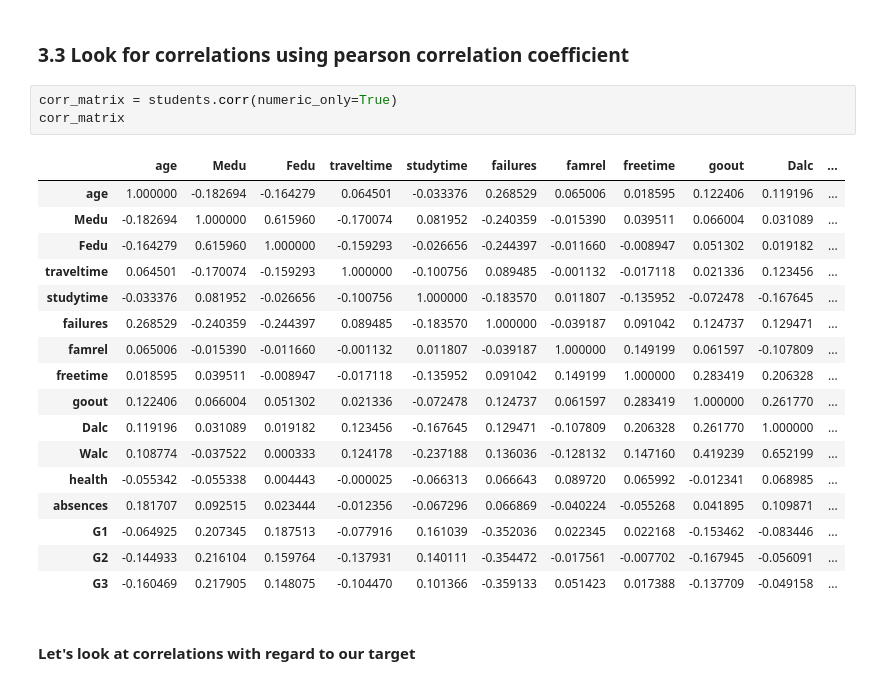
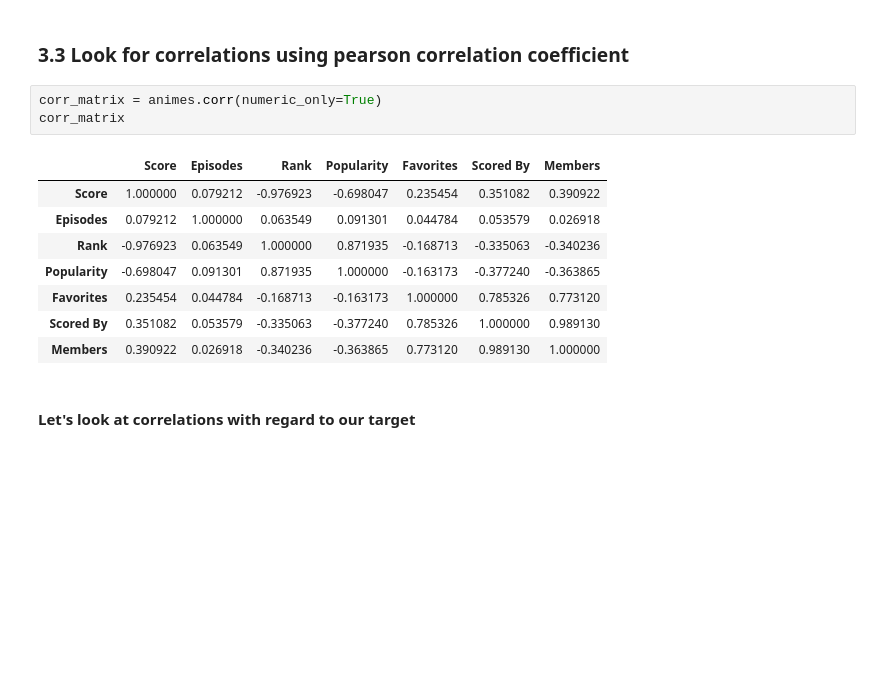
Before and after one commit to Threegoldsqwq/Machine_Learning_Anime_Recommendation, a Jupyter notebook: Animes_Analysis.ipynb, the cells around one changed output. Drawn from its saved outputs; the diff is of its cells as text; blank space fills up the shorter version.

```diff
--- a/Animes_Analysis.ipynb
+++ b/Animes_Analysis.ipynb
@@ -316,26 +319,17 @@ sns.pairplot(students)
 # %% [markdown]
 ### 3.3 Look for correlations using pearson correlation coefficient
 # %%
-corr_matrix = students.corr(numeric_only=True)
+corr_matrix = animes.corr(numeric_only=True)
 corr_matrix
 # %% [output]
-|  | age | Medu | Fedu | traveltime | studytime | failures | famrel | freetime | goout | Dalc | ... |
-| age | 1.000000 | -0.182694 | -0.164279 | 0.064501 | -0.033376 | 0.268529 | 0.065006 | 0.018595 | 0.122406 | 0.119196 | ... |
-| Medu | -0.182694 | 1.000000 | 0.615960 | -0.170074 | 0.081952 | -0.240359 | -0.015390 | 0.039511 | 0.066004 | 0.031089 | ... |
-| Fedu | -0.164279 | 0.615960 | 1.000000 | -0.159293 | -0.026656 | -0.244397 | -0.011660 | -0.008947 | 0.051302 | 0.019182 | ... |
-| traveltime | 0.064501 | -0.170074 | -0.159293 | 1.000000 | -0.100756 | 0.089485 | -0.001132 | -0.017118 | 0.021336 | 0.123456 | ... |
-| studytime | -0.033376 | 0.081952 | -0.026656 | -0.100756 | 1.000000 | -0.183570 | 0.011807 | -0.135952 | -0.072478 | -0.167645 | ... |
-| failures | 0.268529 | -0.240359 | -0.244397 | 0.089485 | -0.183570 | 1.000000 | -0.039187 | 0.091042 | 0.124737 | 0.129471 | ... |
-| famrel | 0.065006 | -0.015390 | -0.011660 | -0.001132 | 0.011807 | -0.039187 | 1.000000 | 0.149199 | 0.061597 | -0.107809 | ... |
-| freetime | 0.018595 | 0.039511 | -0.008947 | -0.017118 | -0.135952 | 0.091042 | 0.149199 | 1.000000 | 0.283419 | 0.206328 | ... |
-| goout | 0.122406 | 0.066004 | 0.051302 | 0.021336 | -0.072478 | 0.124737 | 0.061597 | 0.283419 | 1.000000 | 0.261770 | ... |
-| Dalc | 0.119196 | 0.031089 | 0.019182 | 0.123456 | -0.167645 | 0.129471 | -0.107809 | 0.206328 | 0.261770 | 1.000000 | ... |
-| Walc | 0.108774 | -0.037522 | 0.000333 | 0.124178 | -0.237188 | 0.136036 | -0.128132 | 0.147160 | 0.419239 | 0.652199 | ... |
-| health | -0.055342 | -0.055338 | 0.004443 | -0.000025 | -0.066313 | 0.066643 | 0.089720 | 0.065992 | -0.012341 | 0.068985 | ... |
-| absences | 0.181707 | 0.092515 | 0.023444 | -0.012356 | -0.067296 | 0.066869 | -0.040224 | -0.055268 | 0.041895 | 0.109871 | ... |
-| G1 | -0.064925 | 0.207345 | 0.187513 | -0.077916 | 0.161039 | -0.352036 | 0.022345 | 0.022168 | -0.153462 | -0.083446 | ... |
-| G2 | -0.144933 | 0.216104 | 0.159764 | -0.137931 | 0.140111 | -0.354472 | -0.017561 | -0.007702 | -0.167945 | -0.056091 | ... |
-| G3 | -0.160469 | 0.217905 | 0.148075 | -0.104470 | 0.101366 | -0.359133 | 0.051423 | 0.017388 | -0.137709 | -0.049158 | ... |
+|  | Score | Episodes | Rank | Popularity | Favorites | Scored By | Members |
+| Score | 1.000000 | 0.079212 | -0.976923 | -0.698047 | 0.235454 | 0.351082 | 0.390922 |
+| Episodes | 0.079212 | 1.000000 | 0.063549 | 0.091301 | 0.044784 | 0.053579 | 0.026918 |
+| Rank | -0.976923 | 0.063549 | 1.000000 | 0.871935 | -0.168713 | -0.335063 | -0.340236 |
+| Popularity | -0.698047 | 0.091301 | 0.871935 | 1.000000 | -0.163173 | -0.377240 | -0.363865 |
+| Favorites | 0.235454 | 0.044784 | -0.168713 | -0.163173 | 1.000000 | 0.785326 | 0.773120 |
+| Scored By | 0.351082 | 0.053579 | -0.335063 | -0.377240 | 0.785326 | 1.000000 | 0.989130 |
+| Members | 0.390922 | 0.026918 | -0.340236 | -0.363865 | 0.773120 | 0.989130 | 1.000000 |
 # %% [markdown]
 #### Let's look at correlations with regard to our target
 # %%
```
Also changed, not shown: parts of 9 cells of this notebook.
